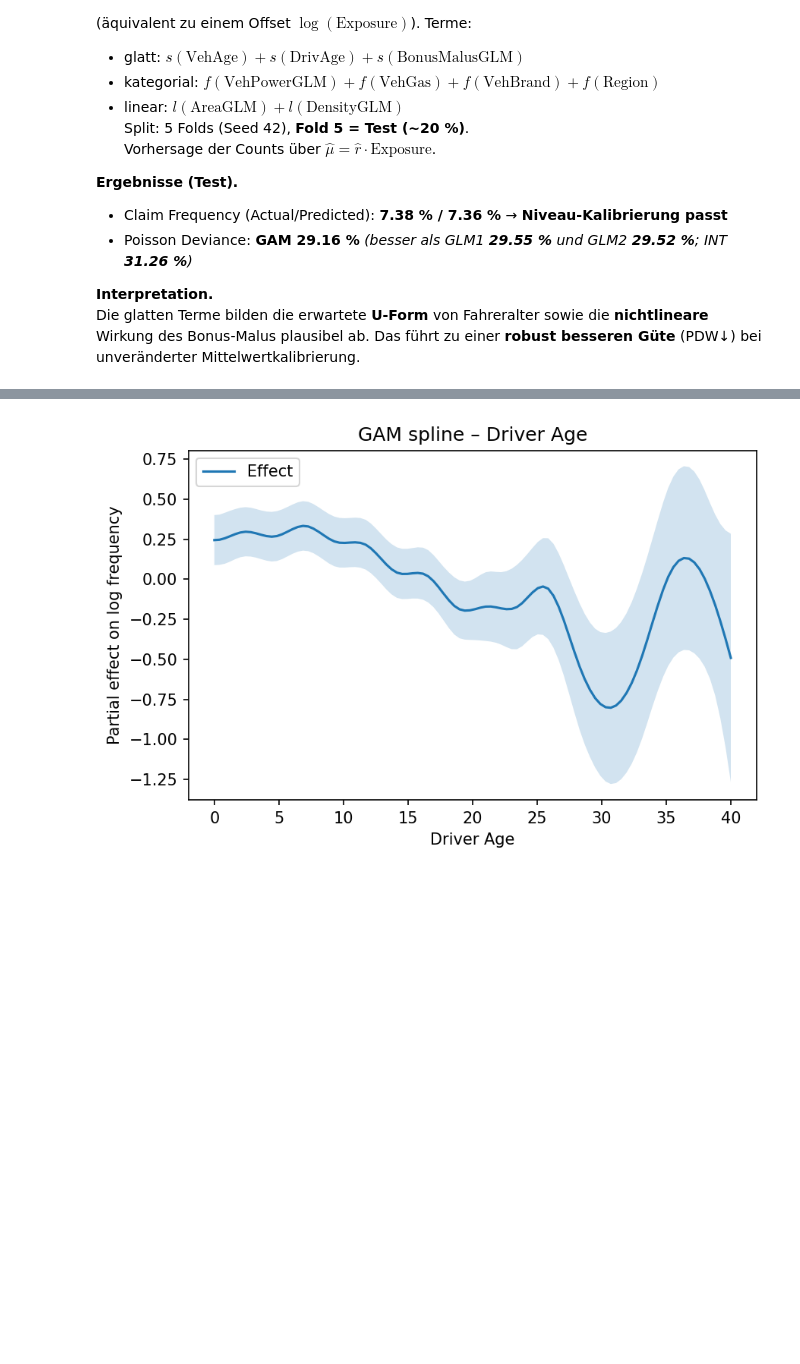
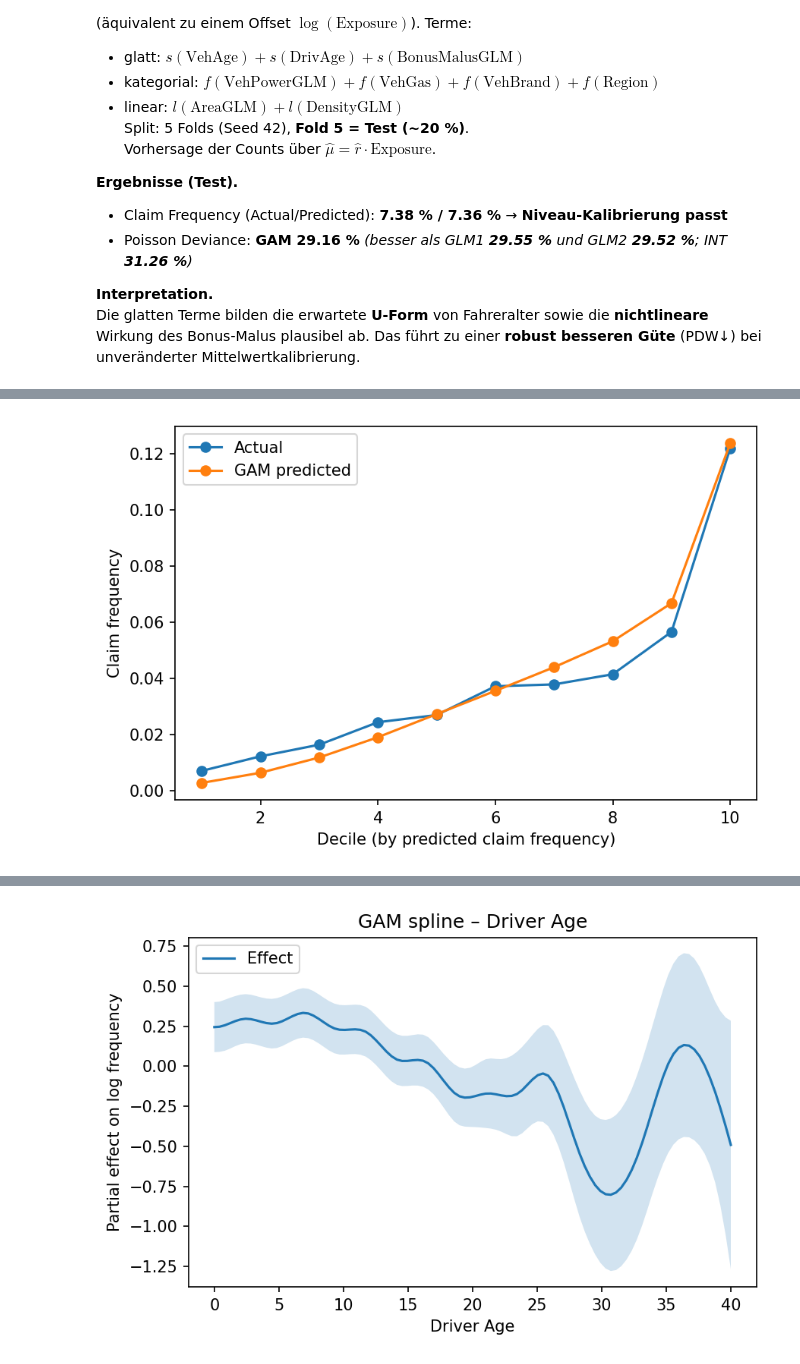
Before and after one commit to FisherSteve/freMTPL2-pricing, a Jupyter notebook: notebooks/03_glm_gam_boosting.ipynb, the cells around one changed output, grey strips where cells are left out. Drawn from its saved outputs; the diff is of its cells as text; code cells hidden in the pictures; blank space fills up the shorter version.

```diff
--- a/notebooks/03_glm_gam_boosting.ipynb
+++ b/notebooks/03_glm_gam_boosting.ipynb
@@ -549,9 +565,3 @@ plt.legend(); plt.tight_layout(); plt.show()
 Claim Frequency GAM, Test (Actual/Predicted): 7.38% / 7.36%
 Poisson Deviance GAM, Test: 29.16%
 [figure]
-# %%
-import pandas as pd, numpy as np
-
-df = pd.read_parquet("../data/work/freMTPL2_joined_capped.parquet")
-overall = df["ClaimNb"].sum()/df["Exposure"].sum()
-print(f"Overall freq : {overall:.5f}")  #
@@ -585,3 +629,26 @@ os.makedirs(FIG_DIR, exist_ok=True)
+# %%
+# 1) GAM-Counts (aus Rate * Exposure)
+rate_gam_test   = gam.predict_mu(X_test)      # E[Rate]
+pred_counts_gam = rate_gam_test * w_test      # E[ClaimNb]
+
+# 2) Dezil-Kalibrierung
+cal = decile_calibration(
+    y_test_counts,        # observed counts
+    pred_counts_gam,      # gam
+    w=w_test              # exposure
+)
+
+# 3) Plot wie gehabt
+plt.figure(figsize=(6,4), dpi=150)
+plt.plot(cal['dec'], cal['actual'], 'o-', label='Actual')
+plt.plot(cal['dec'], cal['pred'],   'o-', label='GAM predicted')
+plt.xlabel('Decile (by predicted claim frequency)')
+plt.ylabel('Claim frequency')
+plt.legend(); plt.tight_layout()
+plt.savefig(os.path.join(FIG_DIR, "calibration_gam.png"), dpi=150, bbox_inches="tight")
+plt.show()
+# %% [output]
+[figure, added]
 # %%
 cal = decile_calibration(
     y_test_counts,           # Zielvariable (observed claim counts)
```
Also changed, not shown: parts of 15 cells of this notebook, 9 other files.
